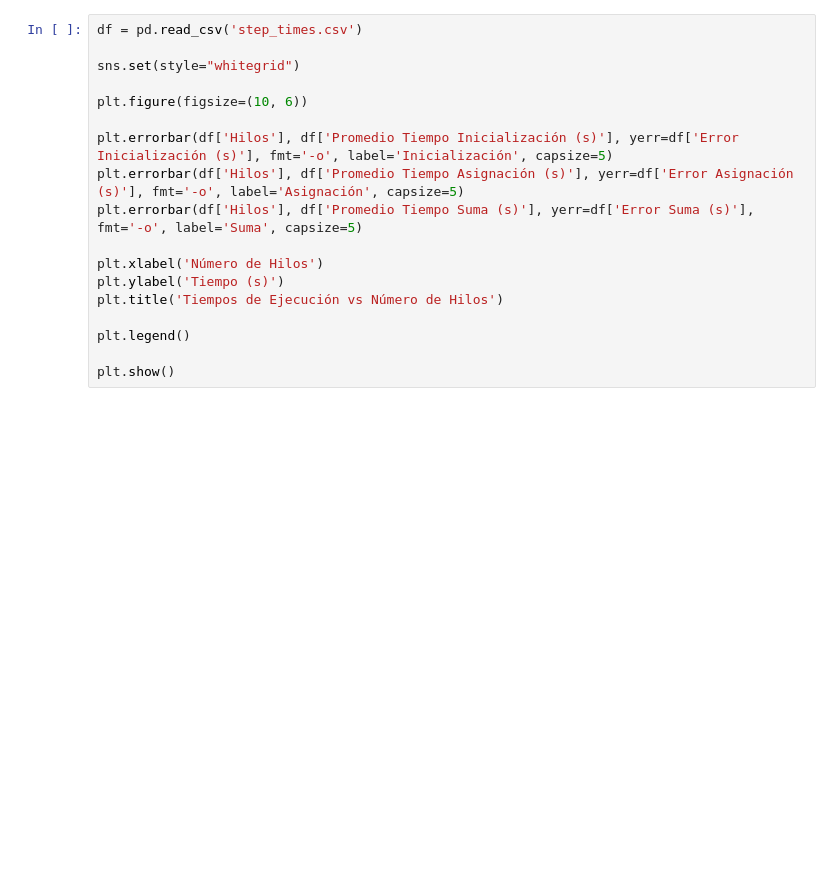
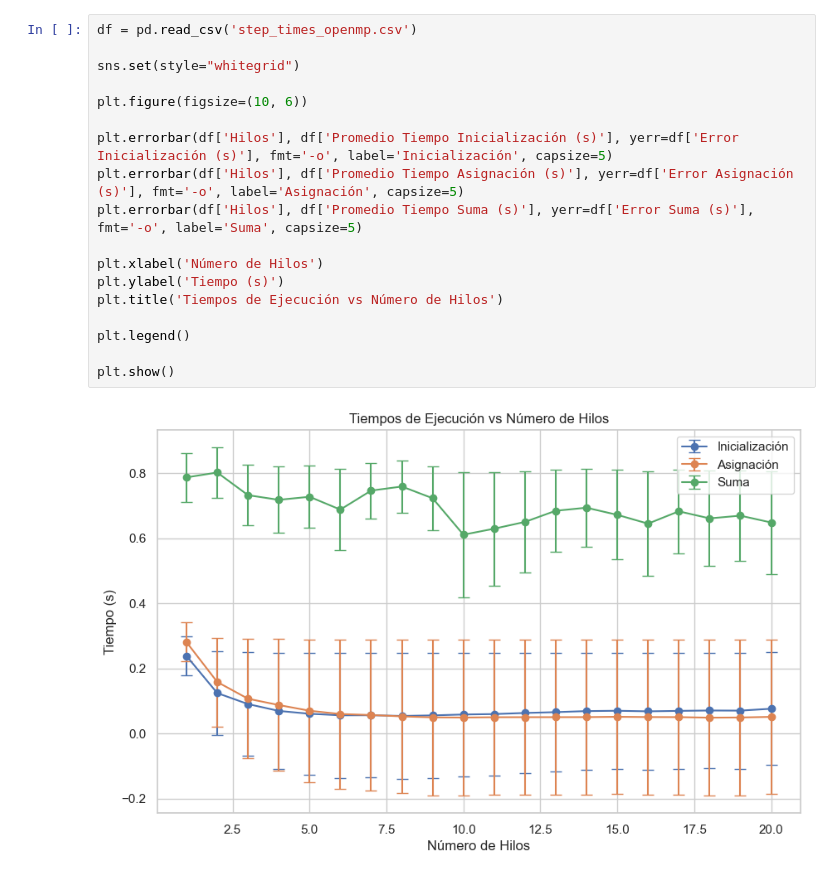
Before and after one commit to gbaliarda/openmp, a Jupyter notebook: nb.ipynb, the cells around one changed output. Cells and saved outputs as stored; diff of their text form; blank space fills up the shorter version.

```diff
--- a/nb.ipynb
+++ b/nb.ipynb
@@ -25,18 +46,20 @@ plt.show()
 # %%
-df = pd.read_csv('step_times.csv')
+df = pd.read_csv('step_times_openmp.csv')
 
 sns.set(style="whitegrid")
 
 plt.figure(figsize=(10, 6))
 
 plt.errorbar(df['Hilos'], df['Promedio Tiempo Inicialización (s)'], yerr=df['Error Inicialización (s)'], fmt='-o', label='Inicialización', capsize=5)
 plt.errorbar(df['Hilos'], df['Promedio Tiempo Asignación (s)'], yerr=df['Error Asignación (s)'], fmt='-o', label='Asignación', capsize=5)
 plt.errorbar(df['Hilos'], df['Promedio Tiempo Suma (s)'], yerr=df['Error Suma (s)'], fmt='-o', label='Suma', capsize=5)
 
 plt.xlabel('Número de Hilos')
 plt.ylabel('Tiempo (s)')
 plt.title('Tiempos de Ejecución vs Número de Hilos')
 
 plt.legend()
 
 plt.show()
+# %% [output]
+[figure, added]
```
Also changed, not shown: parts of 4 cells of this notebook, 10 other files.
